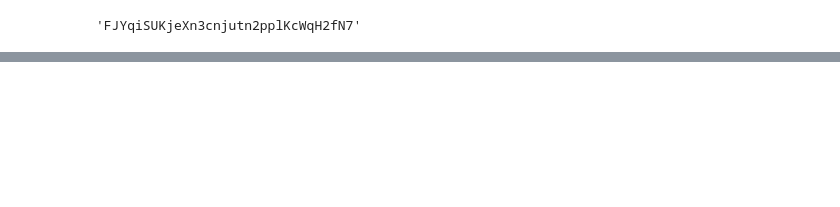
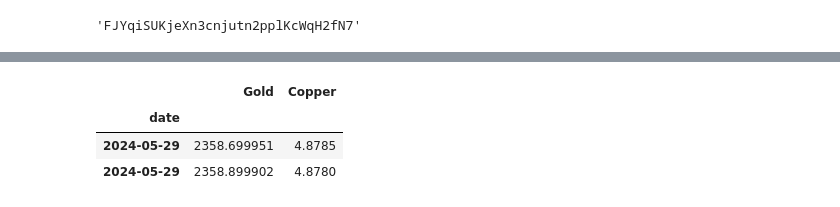
Before and after one commit to Athe-kunal/openbb-agent, a Jupyter notebook: FunctionCalling.ipynb, the cells around one changed output, grey strips where cells are left out. Cells and saved outputs as stored; diff of their text form; code cells hidden in the pictures; blank space fills up the shorter version.

```diff
--- a/FunctionCalling.ipynb
+++ b/FunctionCalling.ipynb
@@ -142,0 +169,24 @@ openbb_core.env.dotenv.get_key(dotenv_path=".env",key_to_get="FMP_API_KEY")
+# %%
+import pandas as pd
+import plotly.graph_objects as go
+from openbb import obb
+
+data = pd.DataFrame()
+cols_dict = {"GC": "Gold", "HG": "Copper"}
+for symbol in ["GC", "HG"]:
+    data[symbol] = (
+        obb.derivatives.futures.historical(
+            symbol,
+            start_date="2000-01-01",
+            interval="1m",
+        ).to_df()["close"].rename(symbol)
+    )
+data.columns = cols_dict.values()
+data.index = data.index.strftime("%Y-%m-%d")
+# %%
+data.head(2)
+# %% [output]
+|  | Gold | Copper |
+| date |  |  |
+| 2024-05-29 | 2358.699951 | 4.8785 |
+| 2024-05-29 | 2358.899902 | 4.8780 |
```
Also changed, not shown: parts of 35 cells of this notebook, 1 other file.
